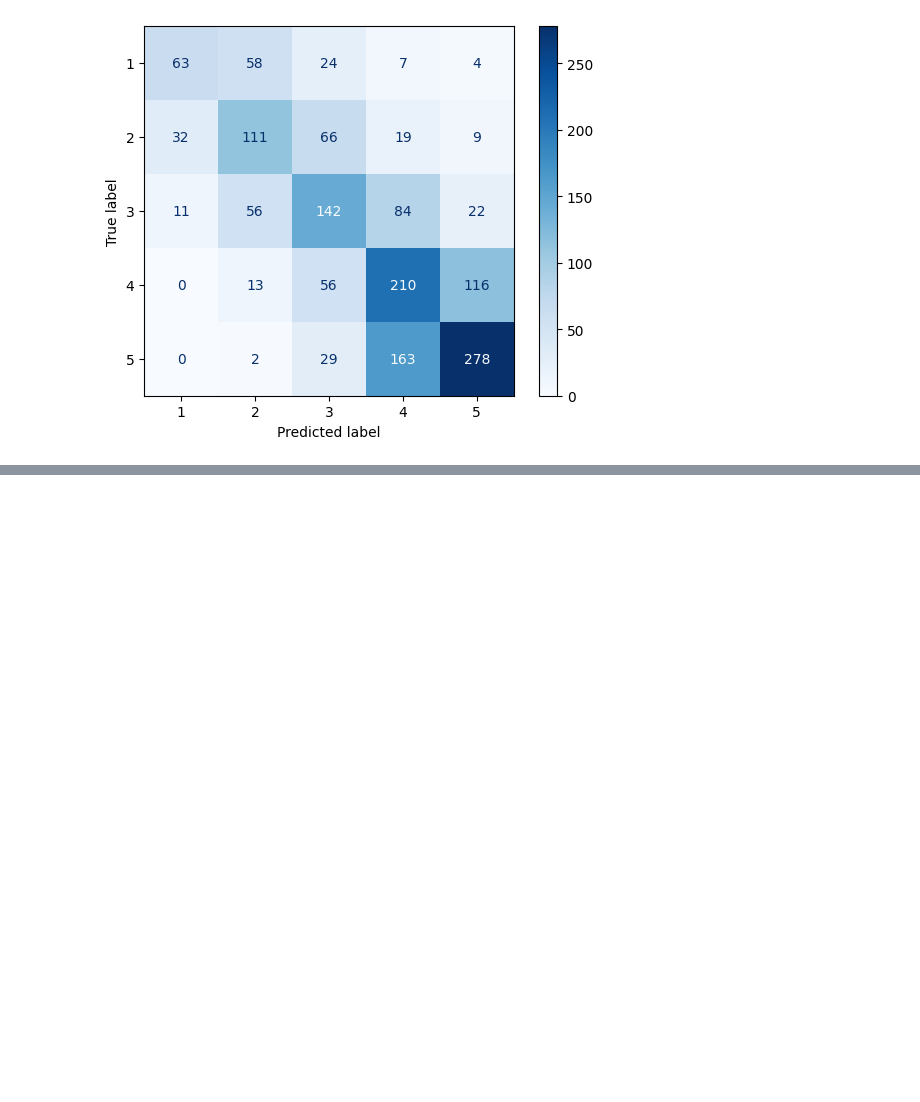
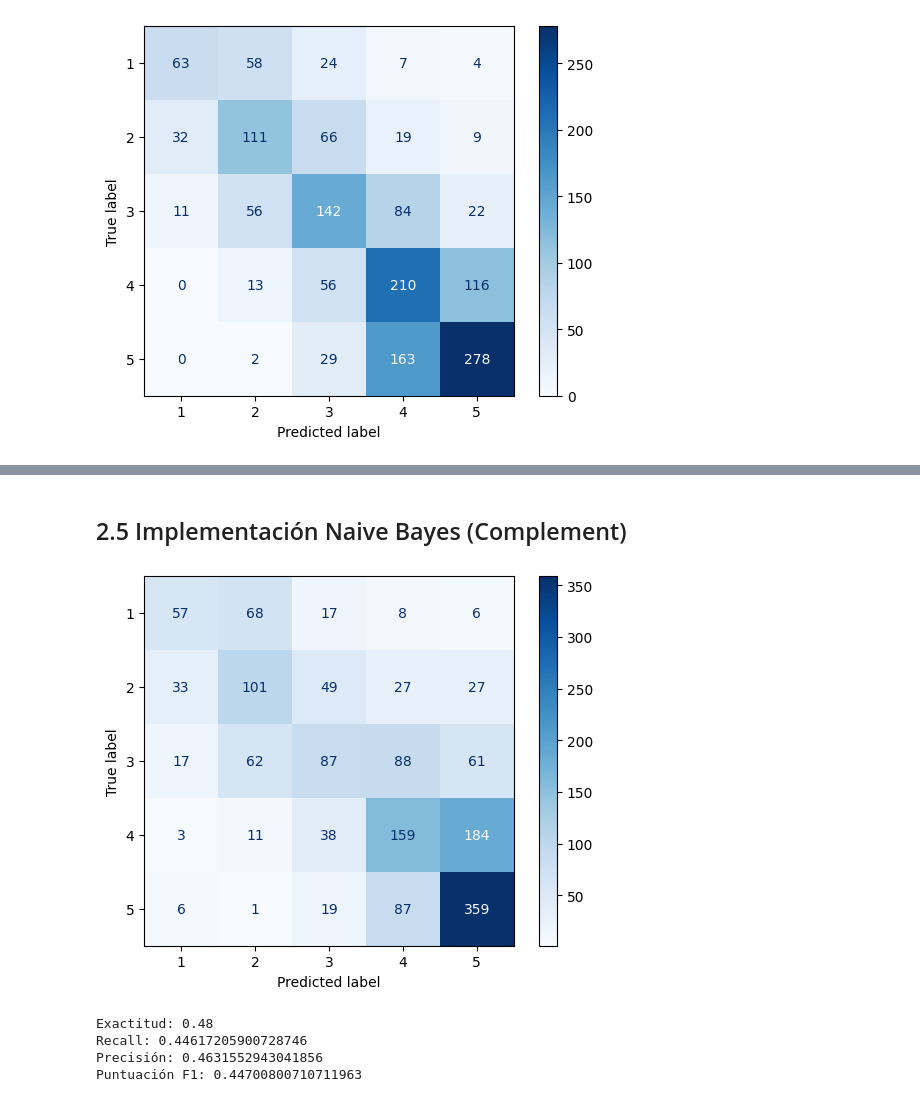
Before and after one commit to abelarismendy/BI-Project1, a Jupyter notebook: Proyecto_1_Etapa_1.ipynb, the cells around one changed output, grey strips where cells are left out. Drawn from its saved outputs; the diff is of its cells as text; code cells hidden in the pictures; blank space fills up the shorter version.

```diff
--- a/Proyecto_1_Etapa_1.ipynb
+++ b/Proyecto_1_Etapa_1.ipynb
@@ -833,0 +862,35 @@ KNN
+# %% [markdown]
+## 2.5 Implementación Naive Bayes (Complement)
+# %%
+from sklearn.naive_bayes import ComplementNB
+
+model = ComplementNB(alpha=1)
+
+y_data_1d = y_data.idxmax(axis=1)
+X_train3, X_test3, Y_train3, Y_test3 = train_test_split(X_tf_nv, y_data_1d, test_size=0.2, random_state=0, stratify=y_data_1d)
+X_train3 = np.asarray(X_train3)
+
+model = model.fit(X_train3, Y_train3)
+
+X_test3 = np.asarray(X_test3)
+
+y_pred_nv = model.predict(X_test3)
+cm = confusion_matrix(Y_test3, y_pred_nv)
+disp = ConfusionMatrixDisplay(confusion_matrix=cm, display_labels=modelo.classes_)
+disp.plot(cmap=plt.cm.Blues)
+
+plt.show()
+# %% [output]
+[figure, added]
+# %%
+from sklearn.metrics import f1_score
+
+print('Exactitud: %.2f' % accuracy_score(Y_test3, y_pred_nv))
+print("Recall: {}".format(recall_score(Y_test3, y_pred_nv, average='macro')))
+print("Precisión: {}".format(precision_score(Y_test3, y_pred_nv, average='macro')))
+print("Puntuación F1: {}".format(f1_score(Y_test3, y_pred_nv, average='macro')))
+# %% [output]
+Exactitud: 0.48
+Recall: 0.44617205900728746
+Precisión: 0.4631552943041856
+Puntuación F1: 0.44700800710711963
```
Also changed, not shown: parts of 111 cells of this notebook.
